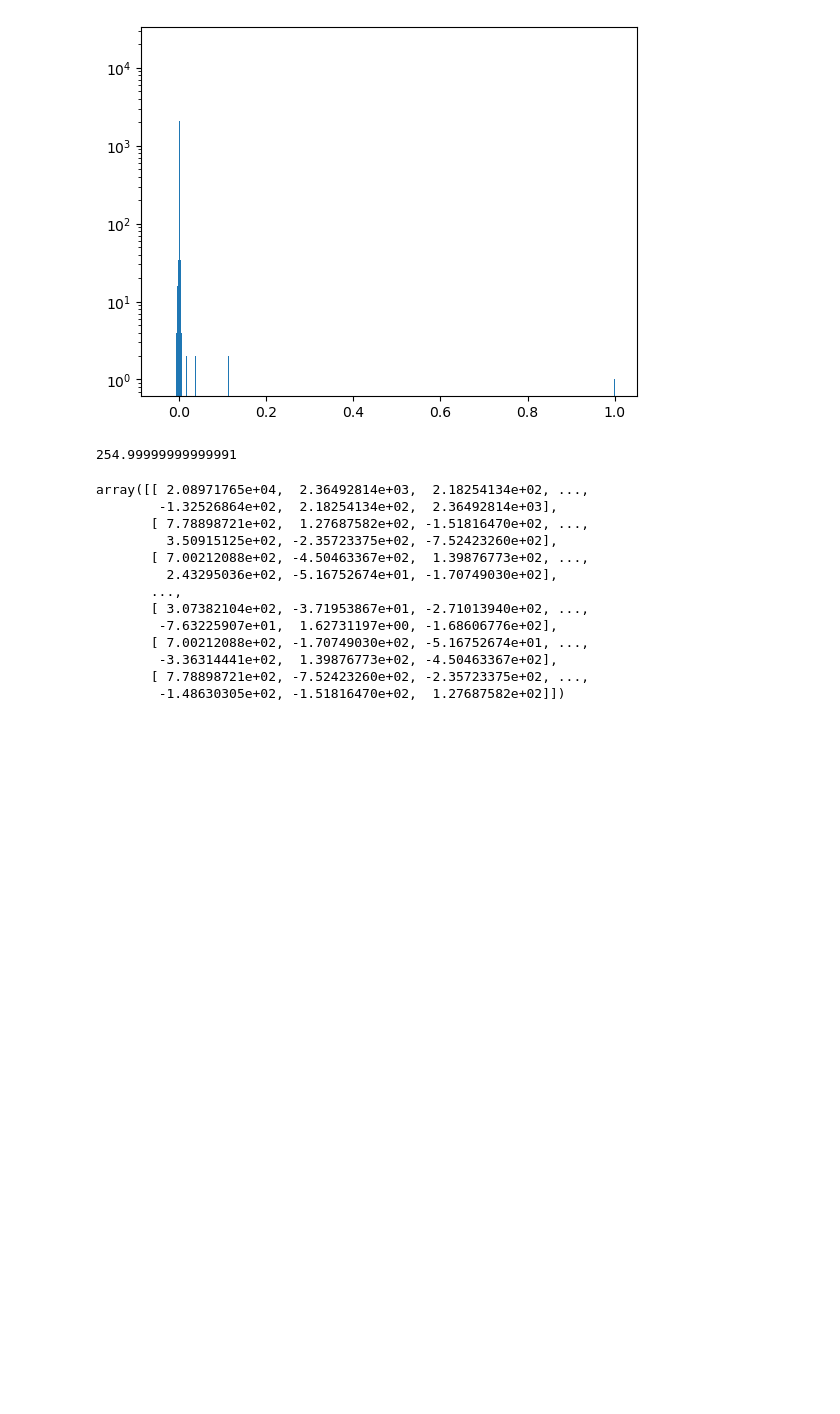
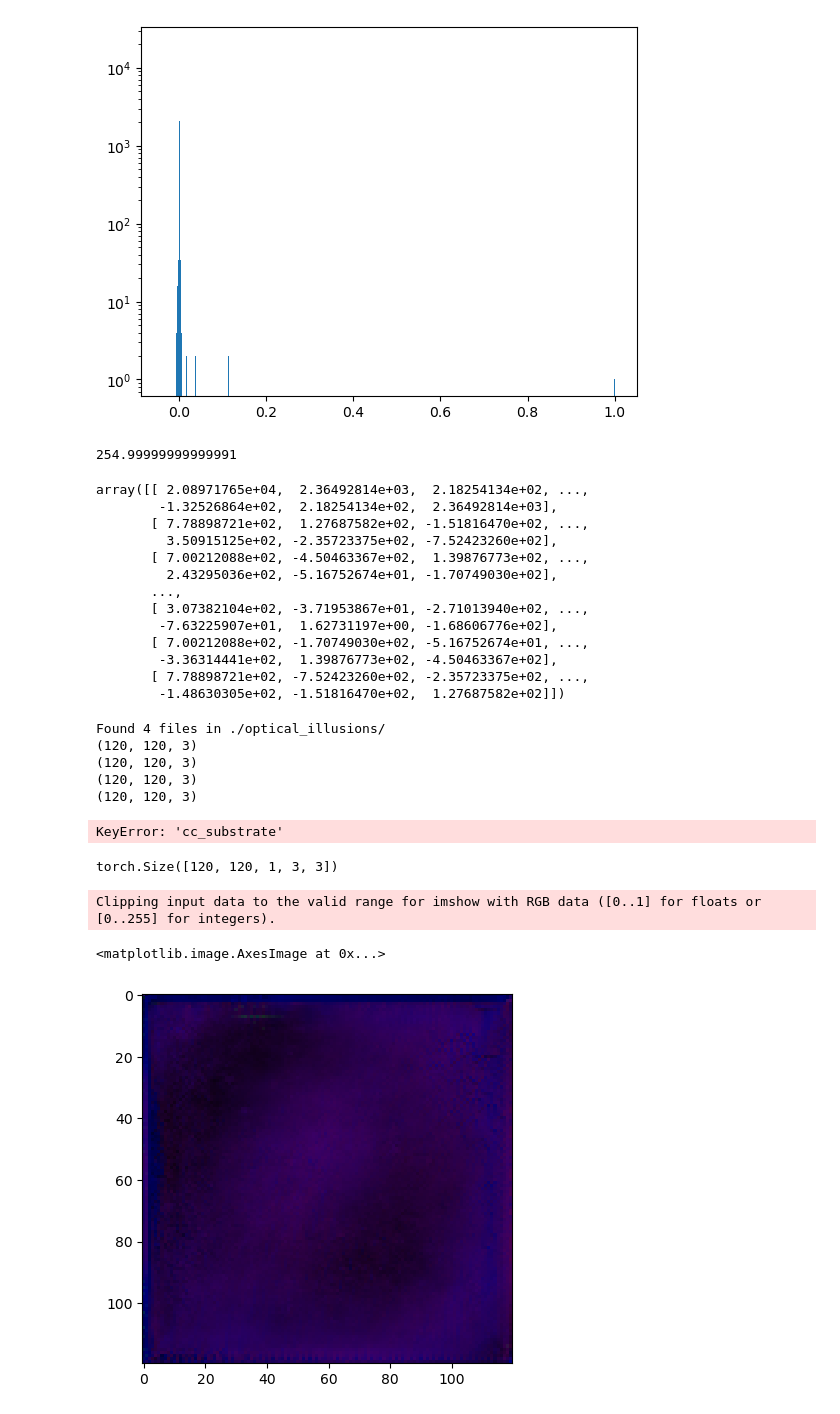
Before and after one commit to simenhu/fdtd, a Jupyter notebook: cortical/PlayWithModel.ipynb, the cells around one changed output. Cells and saved outputs as stored; diff of their text form; code cells hidden in the pictures; blank space fills up the shorter version.

```diff
--- a/cortical/PlayWithModel.ipynb
+++ b/cortical/PlayWithModel.ipynb
@@ -195,3 +197,38 @@ array([[ 2.08971765e+04,  2.36492814e+03,  2.18254134e+02, ...,
         -3.36314441e+02,  1.39876773e+02, -4.50463367e+02],
        [ 7.78898721e+02, -7.52423260e+02, -2.35723375e+02, ...,
         -1.48630305e+02, -1.51816470e+02,  1.27687582e+02]])
+# %%
+def get_sorted_paths(directory_list, target_ext='.png'):
+    path_list = []
+    for directory in directory_list:
+        paths = [join(directory,f) for f in listdir(directory) if isfile(join(directory, f)) and f.endswith(target_ext)]
+        print(f'Found {len(paths)} files in {directory}')
+        path_list += paths
+    path_list.sort()
+    return path_list
+
+img_paths = get_sorted_paths(['./optical_illusions/'])
+for img_file in img_paths:
+    img = cv2.imread(img_file)
+    img = cv2.resize(img, (120,120))
+    print(img.shape)
+# %% [output]
+Found 4 files in ./optical_illusions/
+(120, 120, 3)
+(120, 120, 3)
+(120, 120, 3)
+(120, 120, 3)
+# %%
+grid_params['cc_substrate'].shape
+# %% [output]
+KeyError: 'cc_substrate'
+# %%
+grid_params[4].shape
+# %% [output]
+torch.Size([120, 120, 1, 3, 3])
+# %%
+plt.imshow(grid_params[4].detach().numpy()[:, :, 0, :, 2], interpolation='nearest')
+# %% [output]
+Clipping input data to the valid range for imshow with RGB data ([0..1] for floats or [0..255] for integers).
+<matplotlib.image.AxesImage at 0x...>
+[figure, added]
```
Also changed, not shown: parts of 8 cells of this notebook, 5 other files.
